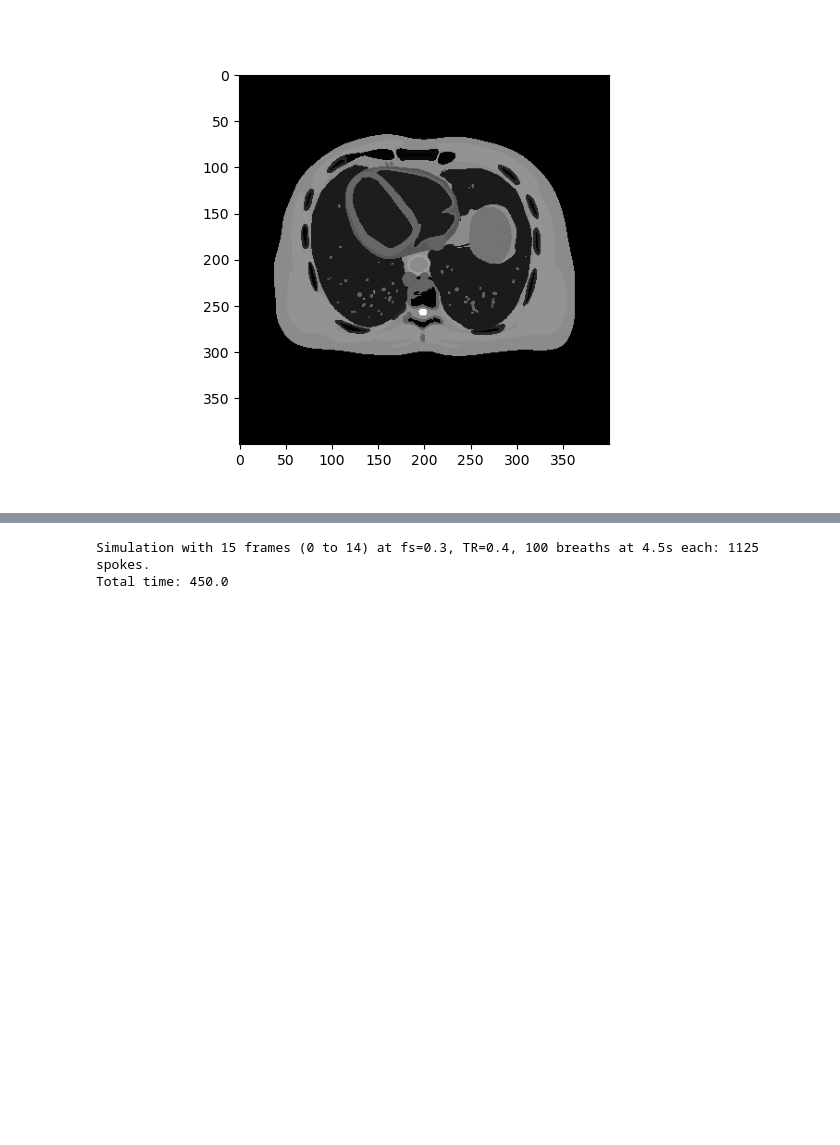
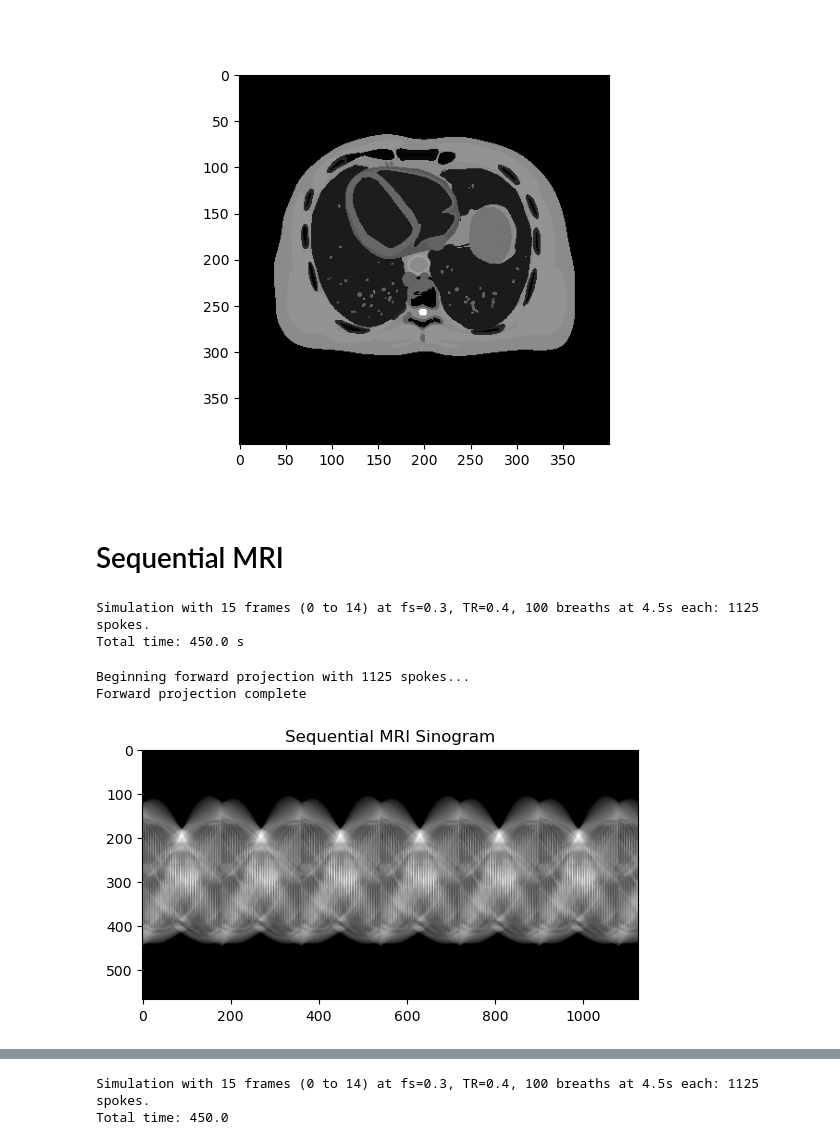
Before and after one commit to cmjw/MRI-Breathing-Artifacts, a Jupyter notebook: xcat_breathing_recon.ipynb, the cells around one changed output, grey strips where cells are left out. Saved outputs shown, nothing was run; the diff lists cells and outputs as text; code cells hidden in the pictures; blank space fills up the shorter version.

```diff
--- a/xcat_breathing_recon.ipynb
+++ b/xcat_breathing_recon.ipynb
@@ -76,3 +76,77 @@ plt.close(fig);
 display(Image(filename='fig/animation.gif'));
 # %% [output]
 [figure]
+# %% [markdown]
+# Sequential MRI
+# %%
+sample_rate = 0.3; # 300 ms
+start_frame = 0;
+end_frame = 14;
+frames = end_frame - start_frame + 1; # frames to simulate (0, 14)
+slice_idx = 10;
+
+tr = 0.4; # time to acquire 1 spoke [s] - lower bound of 400 ms
+breaths = 100;
+cycle_time = frames * sample_rate;
+spokes = int(np.floor((breaths * cycle_time) / tr));
+
+print(f"Simulation with {frames} frames ({start_frame} to {end_frame}) at fs={sample_rate}, TR={tr}, {breaths} breaths at {cycle_time}s each: {spokes} spokes.");
+print(f"Total time: {breaths * cycle_time} s");
+
+angles = np.arange(spokes)
+angles = np.mod(angles, 180.0);
+assert(len(angles) == spokes);
+# %% [output]
+Simulation with 15 frames (0 to 14) at fs=0.3, TR=0.4, 100 breaths at 4.5s each: 1125 spokes.
+Total time: 450.0 s
+# %%
+# change this later to only take the slice to not load as much into memory (becomes 3D array, but need to change projector)
+data_gt = data[start_frame:end_frame+1, :, :, :];
+data_gt = np.rot90(data_gt, k=-1, axes=(2,3));
+data_gt = data_gt.astype(float);
+
+seq_angles_deg = np.arange(spokes);
+seq_angles_deg = np.mod(seq_angles_deg, 180.0);
+seq_angles_rad = np.deg2rad(seq_angles_deg); # ASTRA requires radians
+
+sinogram = np.zeros((566, spokes)); # initialize overall sinogram
+
+# ASTRA geometry
+vol_geom = astra.create_vol_geom(N, N);
+detector_width = int(np.ceil(np.sqrt(N**2 + N**2))); # imitate circle=False (should be 566)
+
+all_idx = np.empty(spokes); # spoke to frame mapping
+
+print(f"Beginning forward projection with {spokes} spokes...");
+for i in range(spokes):
+    t = i * tr; # absolute time of this projection
+    idx = int(np.floor(t/sample_rate)) % frames;
+    all_idx[i] = idx;
+    #print(f"idx={idx}");
+
+    p = data_gt[idx, slice_idx, :, :]; # NxN phantom at slice, idx
+    p = p.astype(float);
+
+    proj_geom = astra.create_proj_geom('parallel', 1.0, detector_width, [seq_angles_rad[i]]);
+    proj_id = astra.create_projector('cuda', proj_geom, vol_geom);
+
+    sino_id, sino = astra.create_sino(p, proj_id); # memory obj (sino_id)
+
+    sinogram[:, i] = sino[0, :]; # save this column, reverse ASTRA order
+
+    # clean up memory
+    astra.projector.delete(proj_id)
+    astra.data2d.delete(sino_id);
+
+print("Forward projection complete");
+# %% [output]
+Beginning forward projection with 1125 spokes...
+Forward projection complete
+# %%
+plot = plt.figure();
+plot = plt.imshow(sinogram, cmap='grey');
+plt.title("Sequential MRI Sinogram");
+plt.savefig('fig/seq_sinogram.png');
+plt.show(plot)
+# %% [output]
+[figure, added]
```
Also changed, not shown: parts of 5 cells of this notebook.
